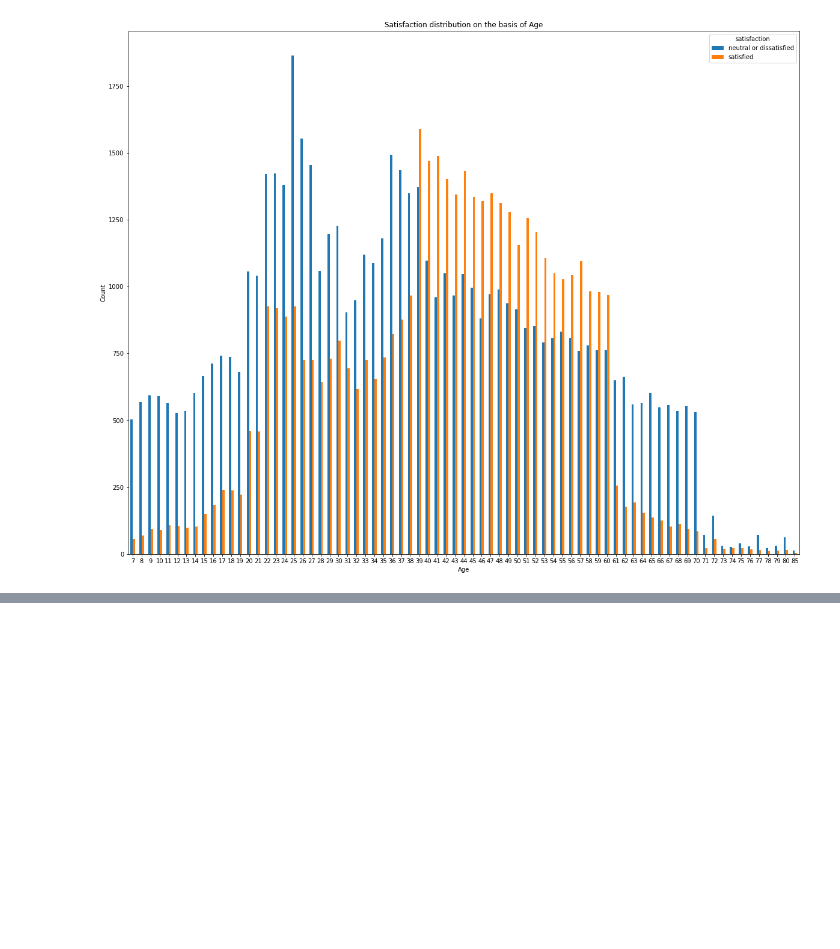
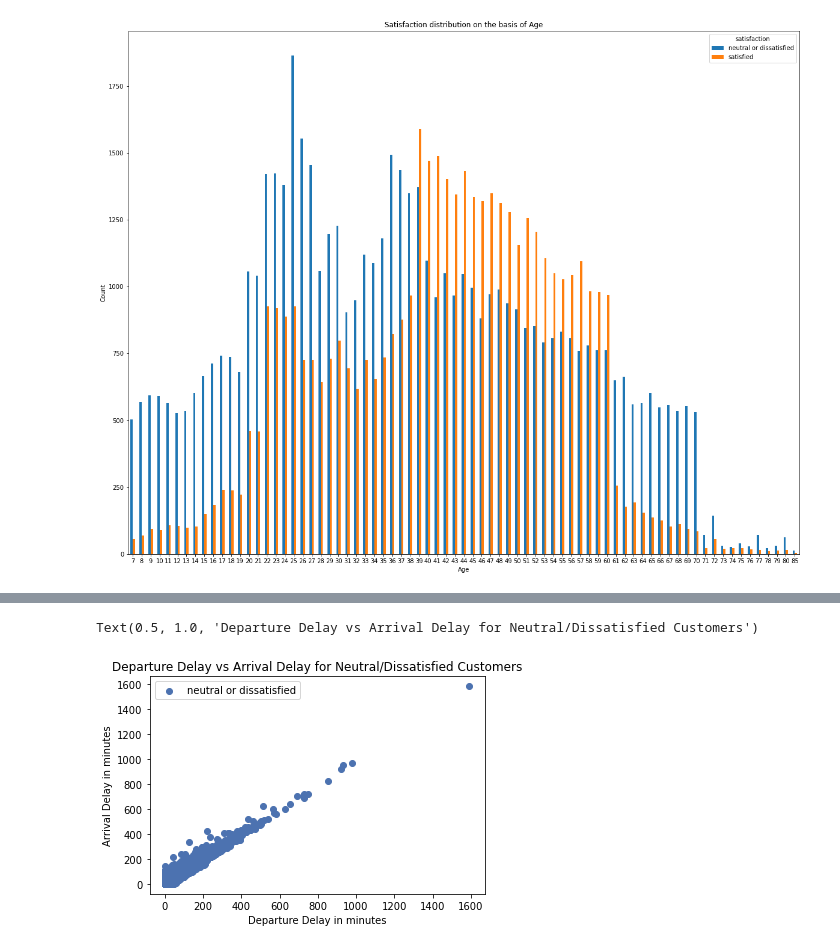
Before and after one commit to KallistaXue/airline-passenger-satisfaction-predictor, a Jupyter notebook: Project Code.ipynb, the cells around one changed output, grey strips where cells are left out. Saved outputs shown, nothing was run; the diff lists cells and outputs as text; code cells hidden in the pictures; blank space fills up the shorter version.

```diff
--- a/Project Code.ipynb
+++ b/Project Code.ipynb
@@ -241,0 +363,9 @@ Text(0.5, 1.0, 'Satisfaction distribution on the basis of Age')
+# %%
+plt.scatter(y00, y10)
+plt.legend(['neutral or dissatisfied'])
+plt.ylabel('Arrival Delay in minutes')
+plt.xlabel('Departure Delay in minutes')
+plt.title('Departure Delay vs Arrival Delay for Neutral/Dissatisfied Customers')
+# %% [output]
+Text(0.5, 1.0, 'Departure Delay vs Arrival Delay for Neutral/Dissatisfied Customers')
+[figure, added]
```
Also changed, not shown: parts of 15 cells of this notebook.
